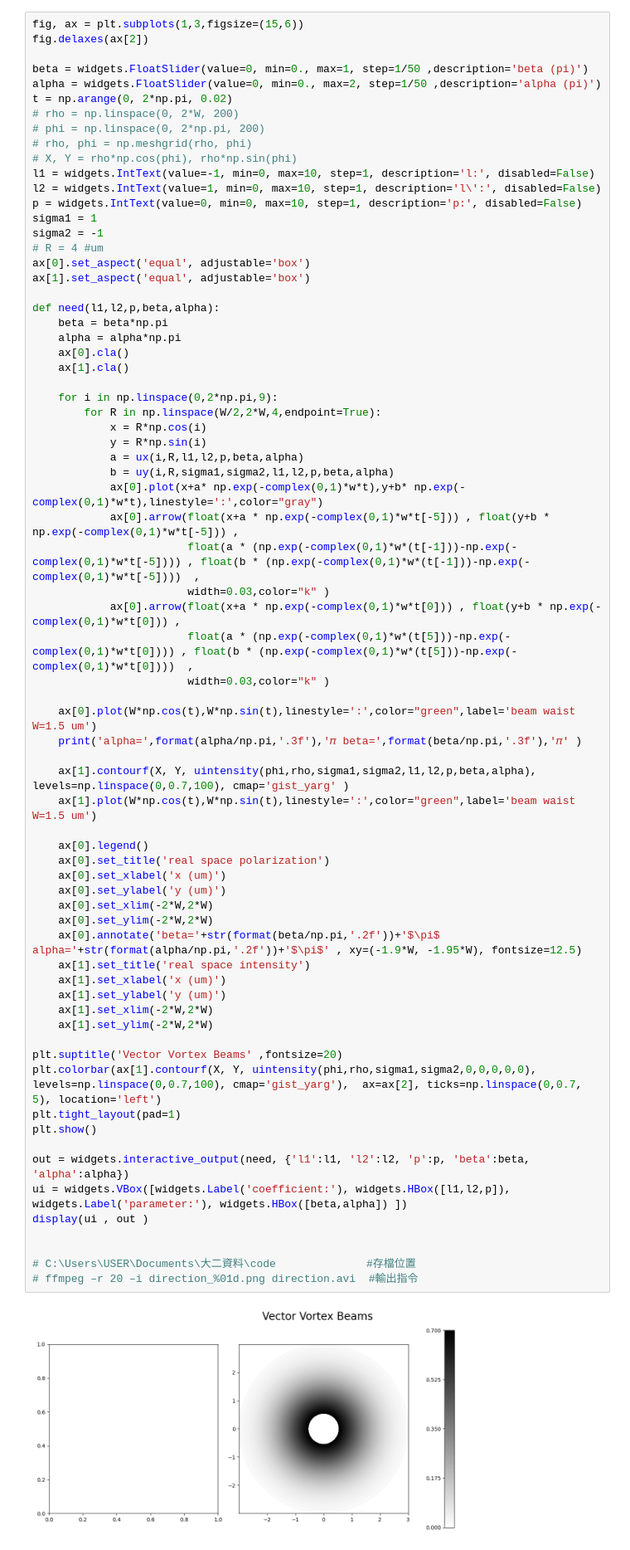
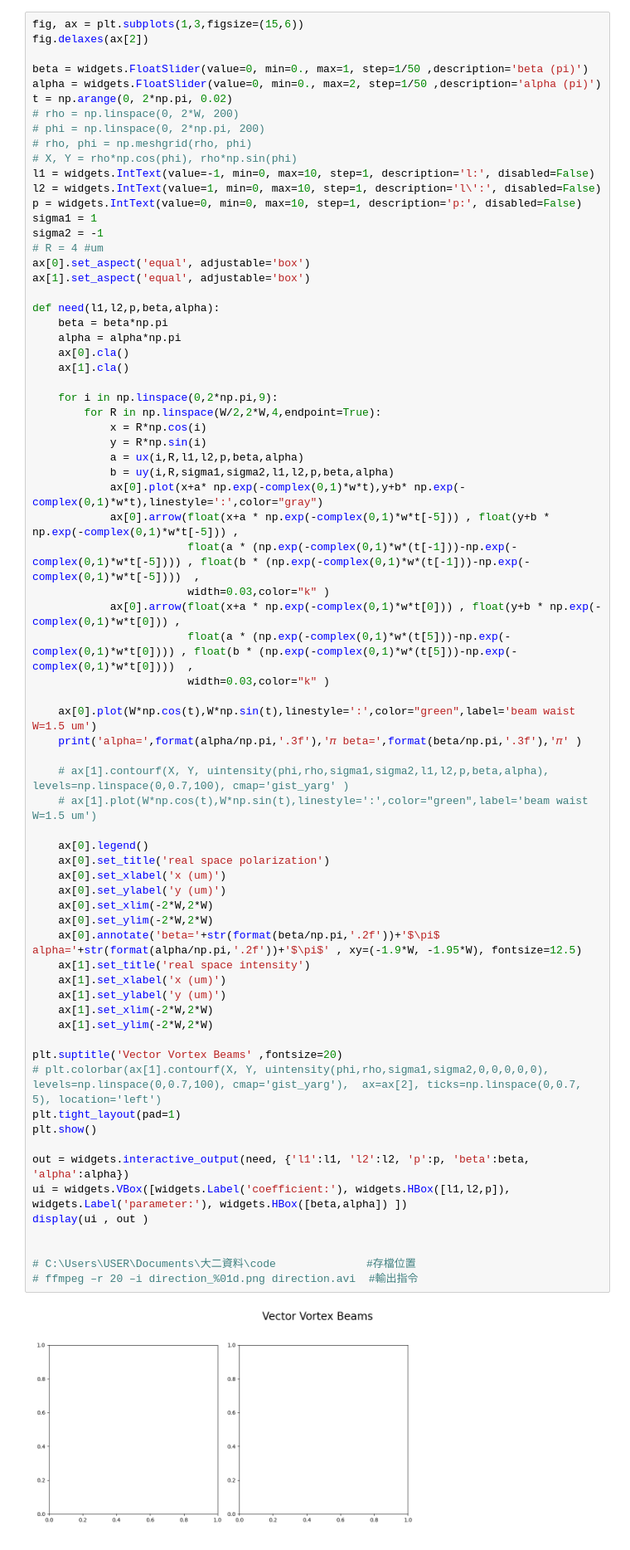
Before and after one commit to Liubroke13/VectorVortexBeam, a Jupyter notebook: task1.ipynb, the cells around one changed output. Shown at 83% size. Cells and saved outputs as stored; diff of their text form.

```diff
--- a/task1.ipynb
+++ b/task1.ipynb
@@ -104,36 +104,36 @@ def need(l1,l2,p,beta,alpha):
 
     ax[0].plot(W*np.cos(t),W*np.sin(t),linestyle=':',color="green",label='beam waist W=1.5 um')
     print('alpha=',format(alpha/np.pi,'.3f'),'𝜋 beta=',format(beta/np.pi,'.3f'),'𝜋' )
 
-    ax[1].contourf(X, Y, uintensity(phi,rho,sigma1,sigma2,l1,l2,p,beta,alpha), levels=np.linspace(0,0.7,100), cmap='gist_yarg' )
-    ax[1].plot(W*np.cos(t),W*np.sin(t),linestyle=':',color="green",label='beam waist W=1.5 um')
+    # ax[1].contourf(X, Y, uintensity(phi,rho,sigma1,sigma2,l1,l2,p,beta,alpha), levels=np.linspace(0,0.7,100), cmap='gist_yarg' )
+    # ax[1].plot(W*np.cos(t),W*np.sin(t),linestyle=':',color="green",label='beam waist W=1.5 um')
 
     ax[0].legend()
     ax[0].set_title('real space polarization')
     ax[0].set_xlabel('x (um)')
     ax[0].set_ylabel('y (um)')
     ax[0].set_xlim(-2*W,2*W)
     ax[0].set_ylim(-2*W,2*W)
     ax[0].annotate('beta='+str(format(beta/np.pi,'.2f'))+'$\pi$ alpha='+str(format(alpha/np.pi,'.2f'))+'$\pi$' , xy=(-1.9*W, -1.95*W), fontsize=12.5)
     ax[1].set_title('real space intensity')
     ax[1].set_xlabel('x (um)')
     ax[1].set_ylabel('y (um)')
     ax[1].set_xlim(-2*W,2*W)
     ax[1].set_ylim(-2*W,2*W)
 
 plt.suptitle('Vector Vortex Beams' ,fontsize=20)
-plt.colorbar(ax[1].contourf(X, Y, uintensity(phi,rho,sigma1,sigma2,0,0,0,0,0), levels=np.linspace(0,0.7,100), cmap='gist_yarg'),  ax=ax[2], ticks=np.linspace(0,0.7, 5), location='left')
+# plt.colorbar(ax[1].contourf(X, Y, uintensity(phi,rho,sigma1,sigma2,0,0,0,0,0), levels=np.linspace(0,0.7,100), cmap='gist_yarg'),  ax=ax[2], ticks=np.linspace(0,0.7, 5), location='left')
 plt.tight_layout(pad=1)
 plt.show()
 
 out = widgets.interactive_output(need, {'l1':l1, 'l2':l2, 'p':p, 'beta':beta, 'alpha':alpha})
 ui = widgets.VBox([widgets.Label('coefficient:'), widgets.HBox([l1,l2,p]), widgets.Label('parameter:'), widgets.HBox([beta,alpha]) ])
 display(ui , out )
 
 
 # C:\Users\USER\Documents\大二資料\code              #存檔位置
 # ffmpeg –r 20 –i direction_%01d.png direction.avi  #輸出指令
 # %% [output]
-[figure, old version]
+[figure, new version]
 VBox(children=(Label(value='coefficient:'), HBox(children=(IntText(value=-1, description='l:'), IntText(value=…
 [interactive output not drawn]
```
Also changed, not shown: parts of 1 cell of this notebook, 5 other files.
